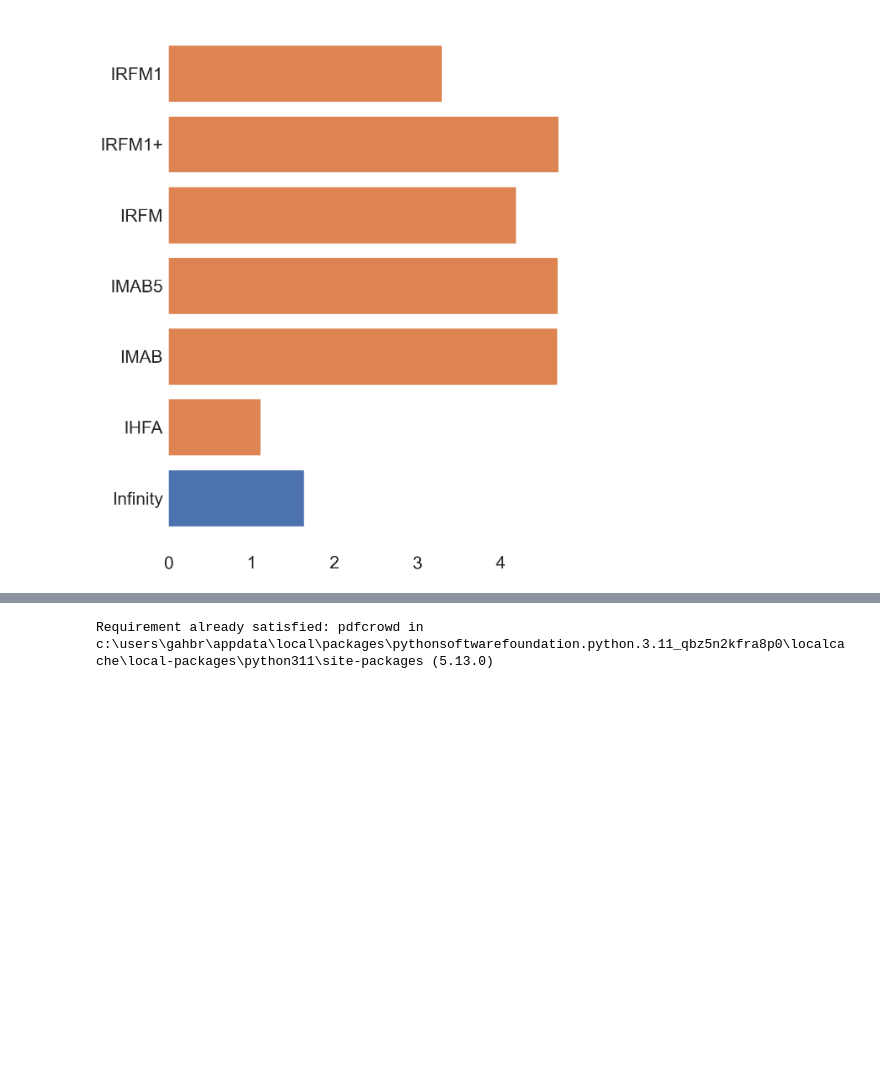
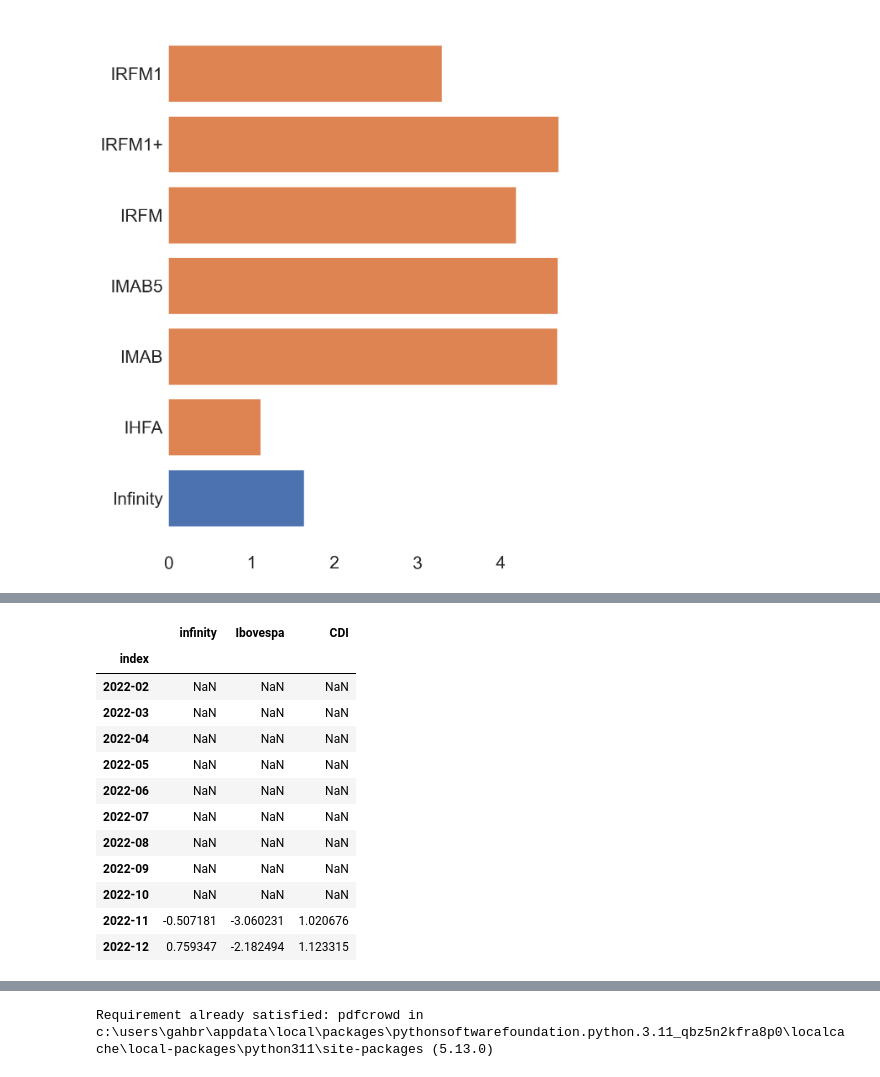
Before and after one commit to gmenezess/Publico, a Jupyter notebook: onepage.ipynb, the cells around one changed output, grey strips where cells are left out. Drawn from its saved outputs; the diff is of its cells as text; code cells hidden in the pictures; blank space fills up the shorter version.

```diff
--- a/onepage.ipynb
+++ b/onepage.ipynb
@@ -770,0 +889,18 @@ See the caveats in the documentation: https://pandas.pydata.org/pandas-docs/stab
+# %%
+ano_2022 = dados.loc['2022-01-01':'2022-12-31']
+ano_2023 = dados.loc['2023-01-01':'2023-12-31']
+ano_2022
+# %% [output]
+|  | infinity | Ibovespa | CDI |
+| index |  |  |  |
+| 2022-02 | NaN | NaN | NaN |
+| 2022-03 | NaN | NaN | NaN |
+| 2022-04 | NaN | NaN | NaN |
+| 2022-05 | NaN | NaN | NaN |
+| 2022-06 | NaN | NaN | NaN |
+| 2022-07 | NaN | NaN | NaN |
+| 2022-08 | NaN | NaN | NaN |
+| 2022-09 | NaN | NaN | NaN |
+| 2022-10 | NaN | NaN | NaN |
+| 2022-11 | -0.507181 | -3.060231 | 1.020676 |
+| 2022-12 | 0.759347 | -2.182494 | 1.123315 |
```
Also changed, not shown: parts of 10 cells of this notebook, 4 other files.
